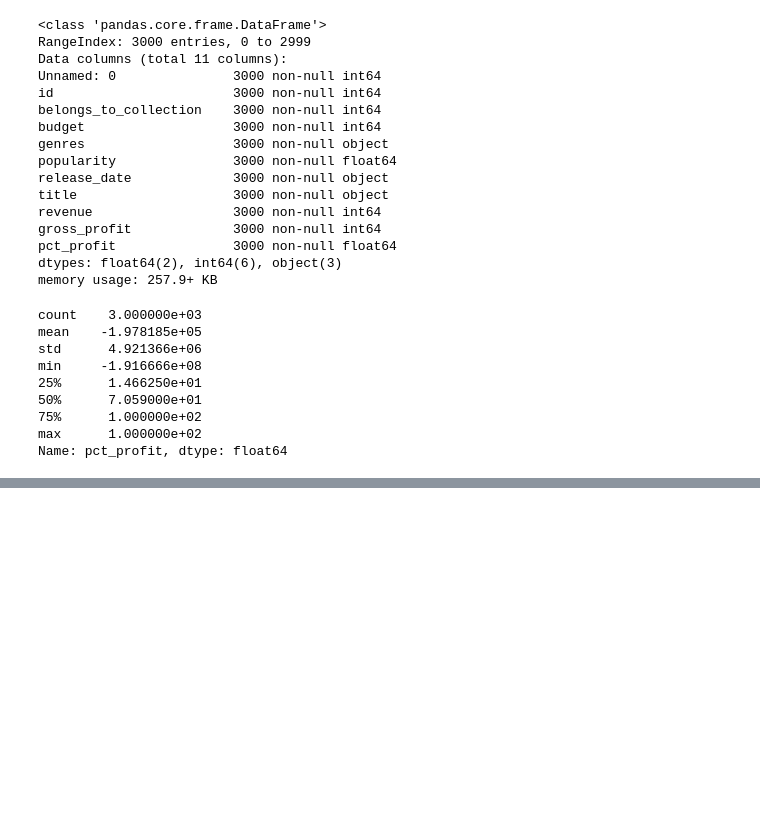
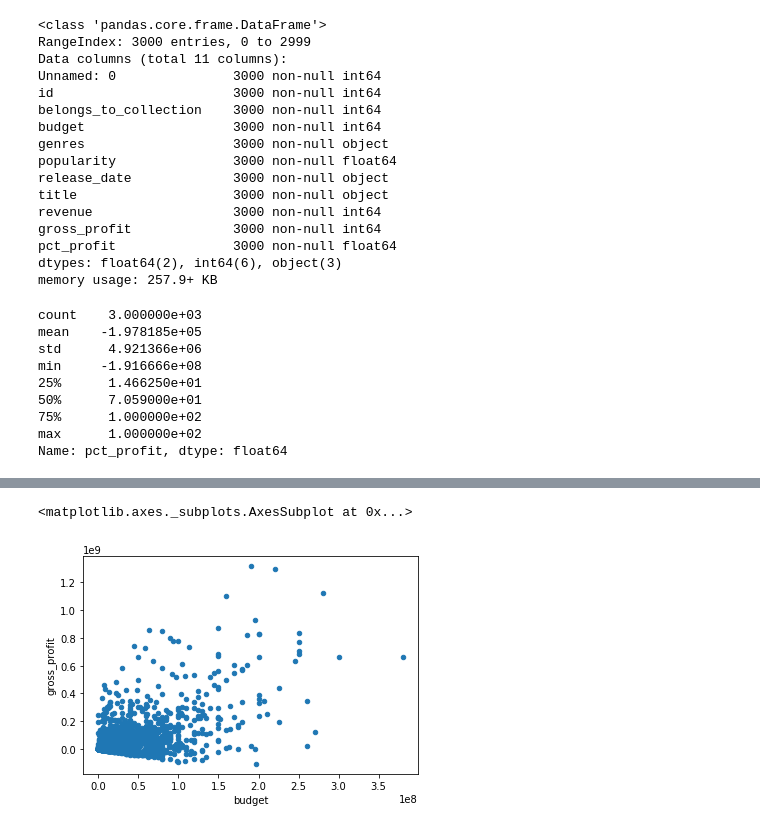
Before and after one commit to Mattsantos541/TMDB-Box-Office-Prediction, a Jupyter notebook: regression model with new features.ipynb, the cells around one changed output, grey strips where cells are left out. Saved outputs shown, nothing was run; the diff lists cells and outputs as text; code cells hidden in the pictures; blank space fills up the shorter version.

```diff
--- a/regression model with new features.ipynb
+++ b/regression model with new features.ipynb
@@ -167,0 +175,5 @@ df.head()
+# %%
+df.plot.scatter('budget','gross_profit')
+# %% [output]
+<matplotlib.axes._subplots.AxesSubplot at 0x...>
+[figure, added]
```
Also changed, not shown: parts of 4 cells of this notebook, 1 other file.
